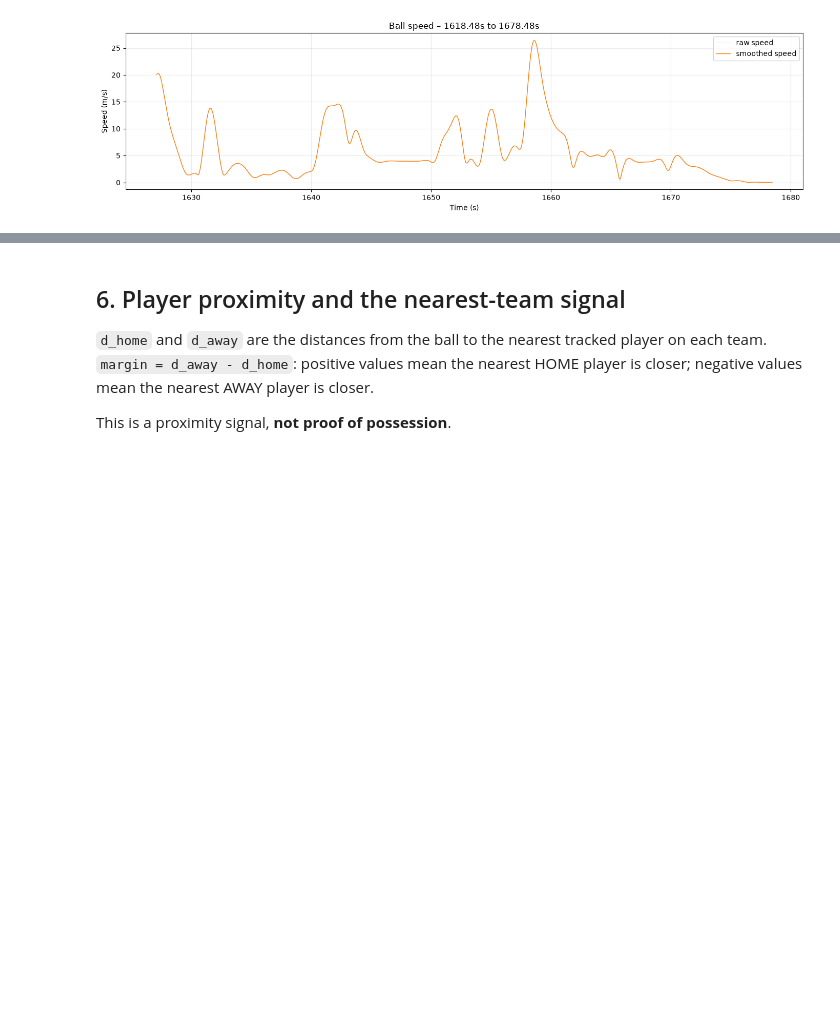
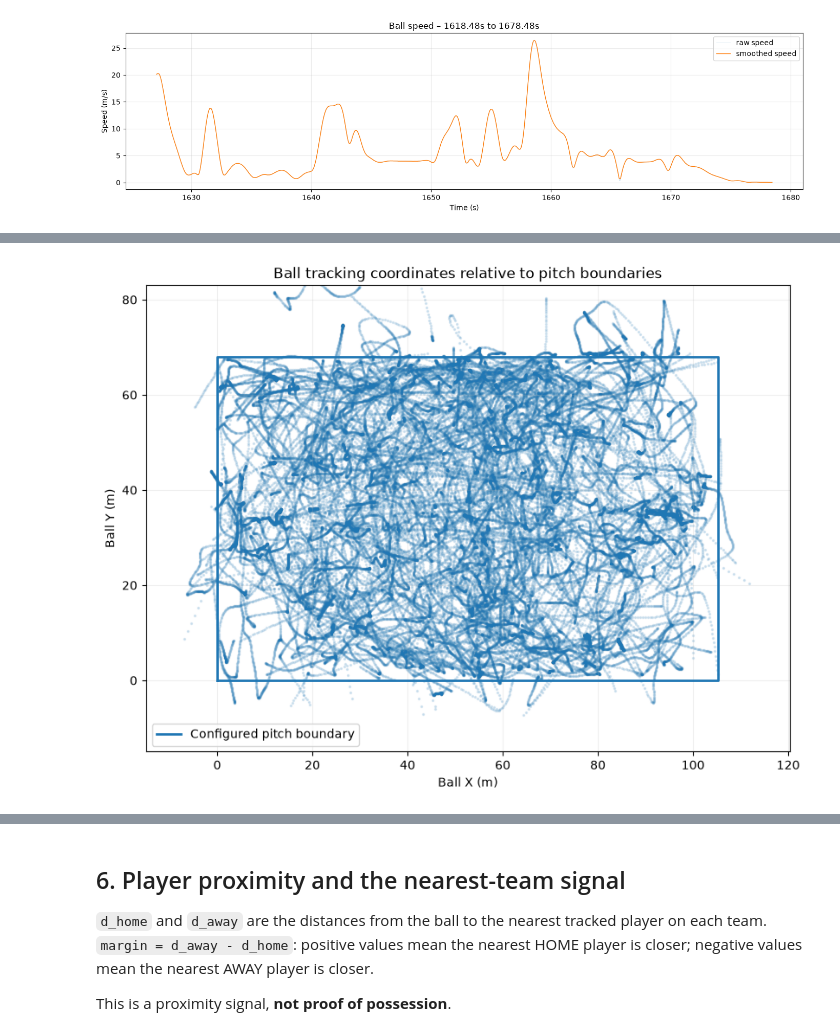
Before and after one commit to paulinedao/hack-team-sod26, a Jupyter notebook: exploration/feature_extraction_visual_analysis.ipynb, the cells around one changed output, grey strips where cells are left out. Drawn from its saved outputs; the diff is of its cells as text; code cells hidden in the pictures; blank space fills up the shorter version.

```diff
--- a/exploration/feature_extraction_visual_analysis.ipynb
+++ b/exploration/feature_extraction_visual_analysis.ipynb
@@ -220,0 +323,32 @@ if {"frame", "ball_speed", "ball_speed_smooth"}.issubset(df.columns):
+# %%
+# visualize the coordinates against the pitch
+
+fig, ax = plt.subplots(figsize=(12, 7))
+
+ax.scatter(
+    valid["ball_x"],
+    valid["ball_y"],
+    s=2,
+    alpha=0.15,
+)
+
+# Expected pitch boundaries
+ax.plot(
+    [0, length, length, 0, 0],
+    [0, 0, width, width, 0],
+    linewidth=2,
+    label="Configured pitch boundary",
+)
+
+ax.set_xlim(-15, length + 15)
+ax.set_ylim(-15, width + 15)
+ax.set_aspect("equal", adjustable="box")
+ax.set_xlabel("Ball X (m)")
+ax.set_ylabel("Ball Y (m)")
+ax.set_title("Ball tracking coordinates relative to pitch boundaries")
+ax.legend()
+ax.grid(alpha=0.2)
+
+plt.show()
+# %% [output]
+[figure, added]
```
Also changed, not shown: parts of 8 cells of this notebook.
